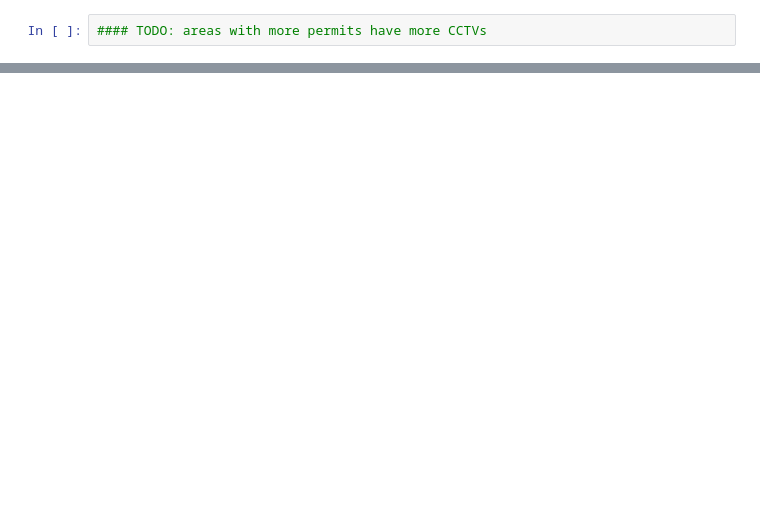
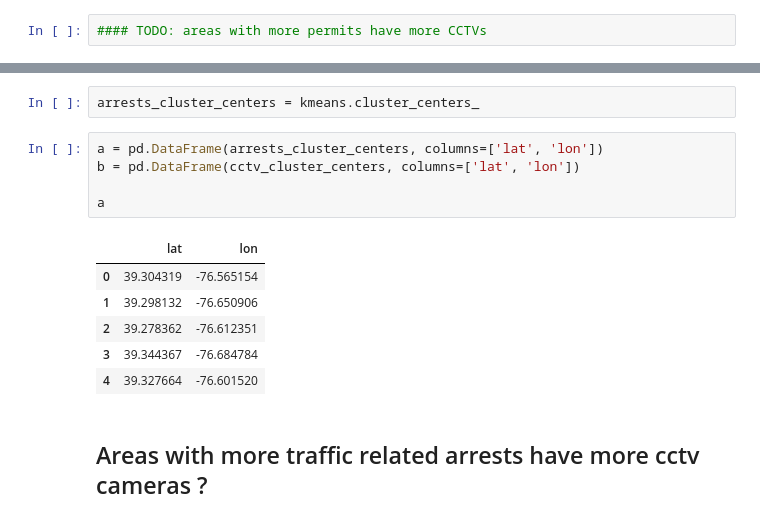
Before and after one commit to nichollsbr/baltimore-transit, a Jupyter notebook: CCTV_Locations.ipynb, the cells around one changed output, grey strips where cells are left out. Saved outputs shown, nothing was run; the diff lists cells and outputs as text; blank space fills up the shorter version.

```diff
--- a/CCTV_Locations.ipynb
+++ b/CCTV_Locations.ipynb
@@ -68,0 +260,16 @@ iplot( fig, validate=False, filename='CCTV_Locations' )
+# %%
+arrests_cluster_centers = kmeans.cluster_centers_
+# %%
+a = pd.DataFrame(arrests_cluster_centers, columns=['lat', 'lon'])
+b = pd.DataFrame(cctv_cluster_centers, columns=['lat', 'lon'])
+
+a
+# %% [output]
+|  | lat | lon |
+| 0 | 39.304319 | -76.565154 |
+| 1 | 39.298132 | -76.650906 |
+| 2 | 39.278362 | -76.612351 |
+| 3 | 39.344367 | -76.684784 |
+| 4 | 39.327664 | -76.601520 |
+# %% [markdown]
+## Areas with more traffic related arrests have more cctv cameras ?
```
Also changed, not shown: parts of 18 cells of this notebook.
